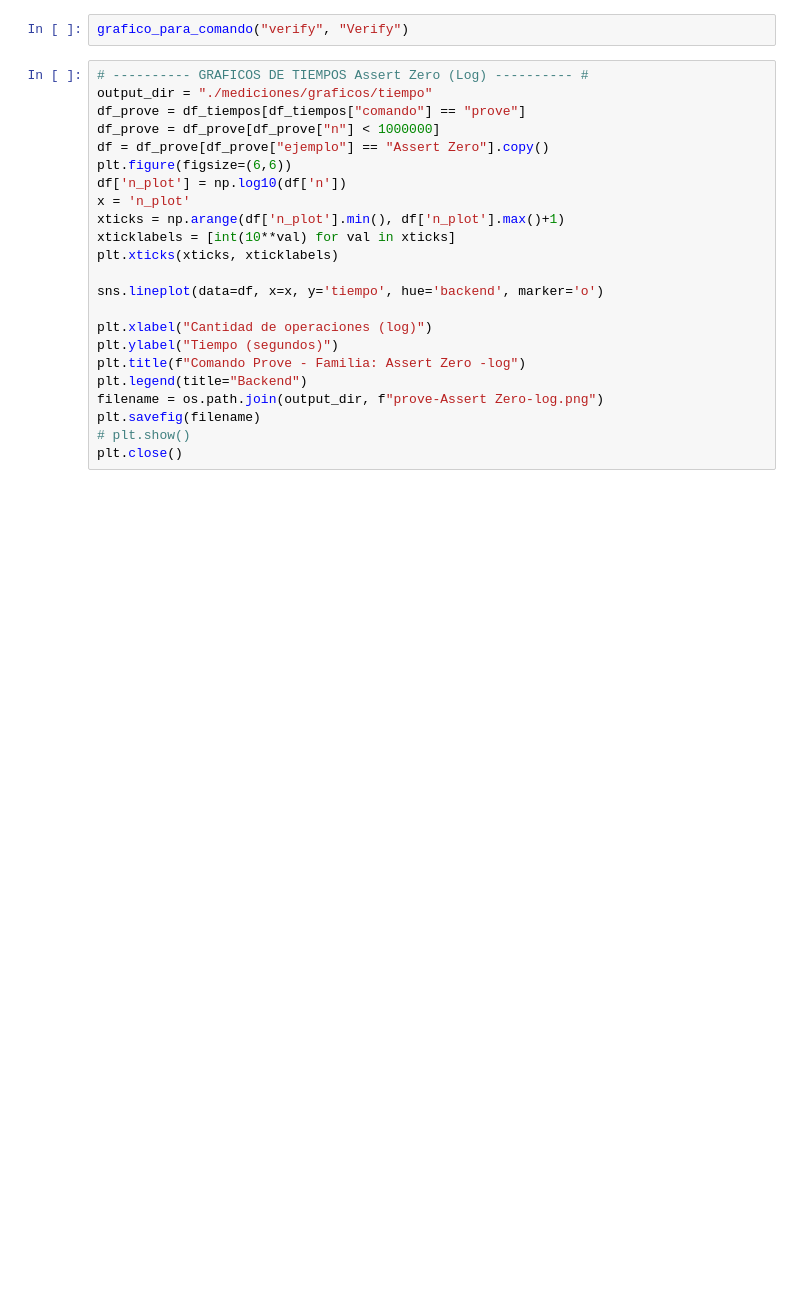
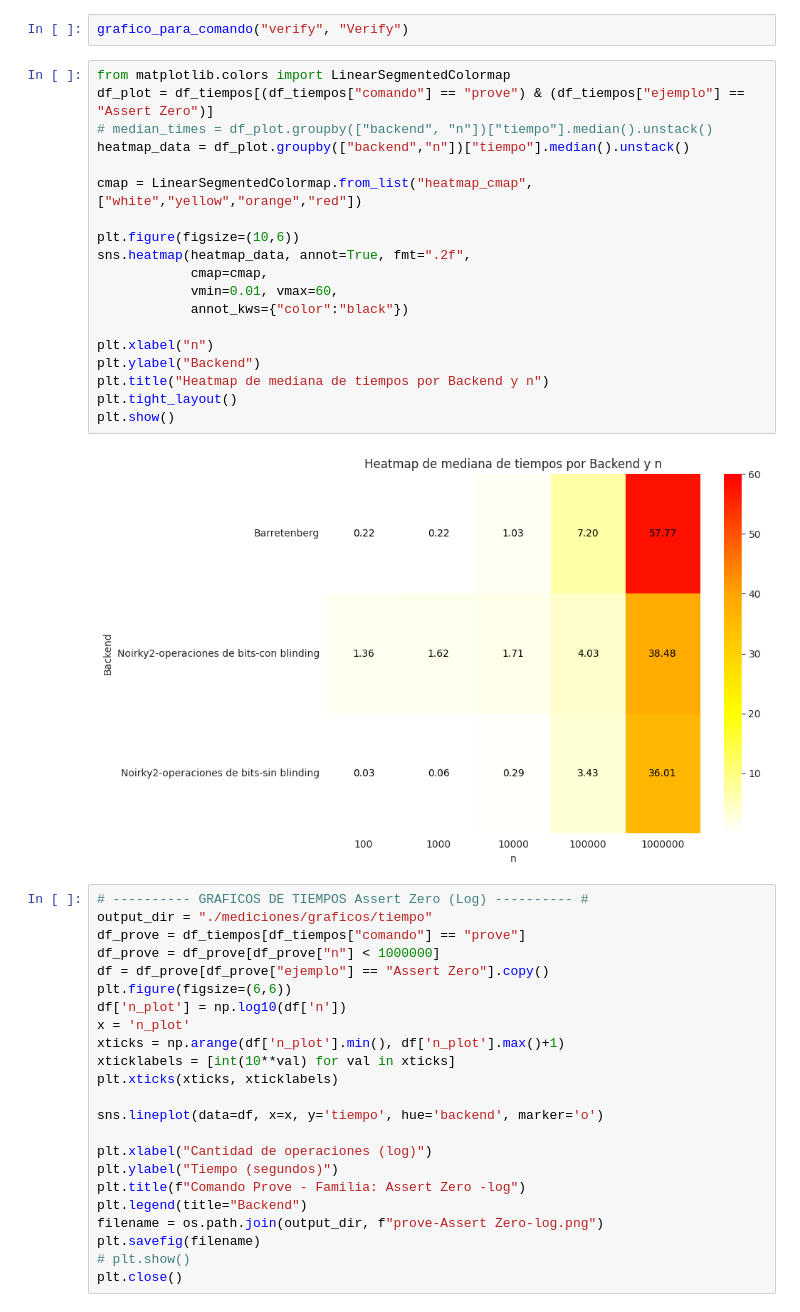
Before and after one commit to brweisz/experimentos_tesis, a Jupyter notebook: experimentacion.ipynb, the cells around one changed output. Cells and saved outputs as stored; diff of their text form; blank space fills up the shorter version.

```diff
--- a/experimentacion.ipynb
+++ b/experimentacion.ipynb
@@ -194,6 +199,27 @@ grafico_para_comando("prove", "Prove")
 grafico_para_comando("write_vk", "Write VK")
 # %%
 grafico_para_comando("verify", "Verify")
+# %%
+from matplotlib.colors import LinearSegmentedColormap
+df_plot = df_tiempos[(df_tiempos["comando"] == "prove") & (df_tiempos["ejemplo"] == "Assert Zero")]
+# median_times = df_plot.groupby(["backend", "n"])["tiempo"].median().unstack()
+heatmap_data = df_plot.groupby(["backend","n"])["tiempo"].median().unstack()
+
+cmap = LinearSegmentedColormap.from_list("heatmap_cmap", ["white","yellow","orange","red"])
+
+plt.figure(figsize=(10,6))
+sns.heatmap(heatmap_data, annot=True, fmt=".2f",
+            cmap=cmap,
+            vmin=0.01, vmax=60,
+            annot_kws={"color":"black"})
+
+plt.xlabel("n")
+plt.ylabel("Backend")
+plt.title("Heatmap de mediana de tiempos por Backend y n")
+plt.tight_layout()
+plt.show()
+# %% [output]
+[figure, added]
 # %%
 # ---------- GRAFICOS DE TIEMPOS Assert Zero (Log) ---------- #
 output_dir = "./mediciones/graficos/tiempo"
```
Also changed, not shown: parts of 7 cells of this notebook, 5 other files.
